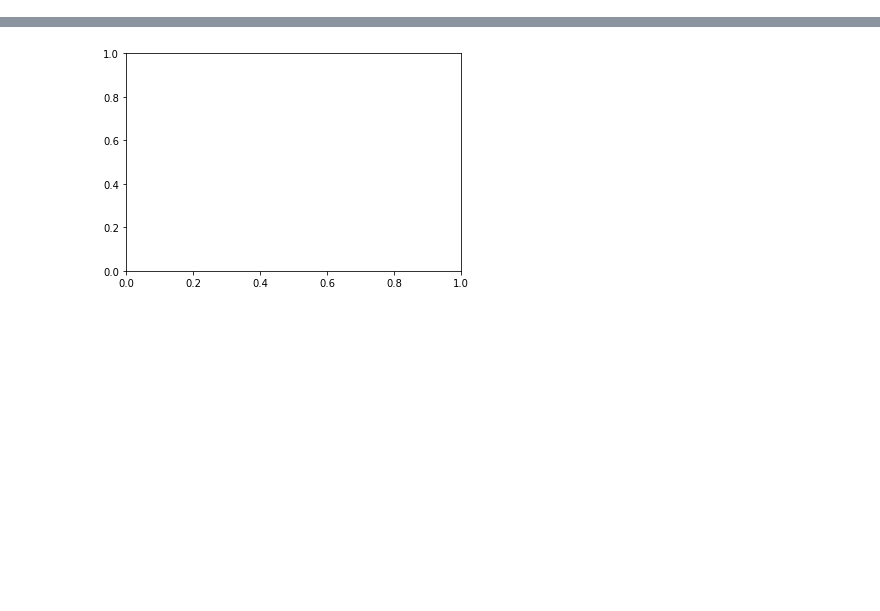
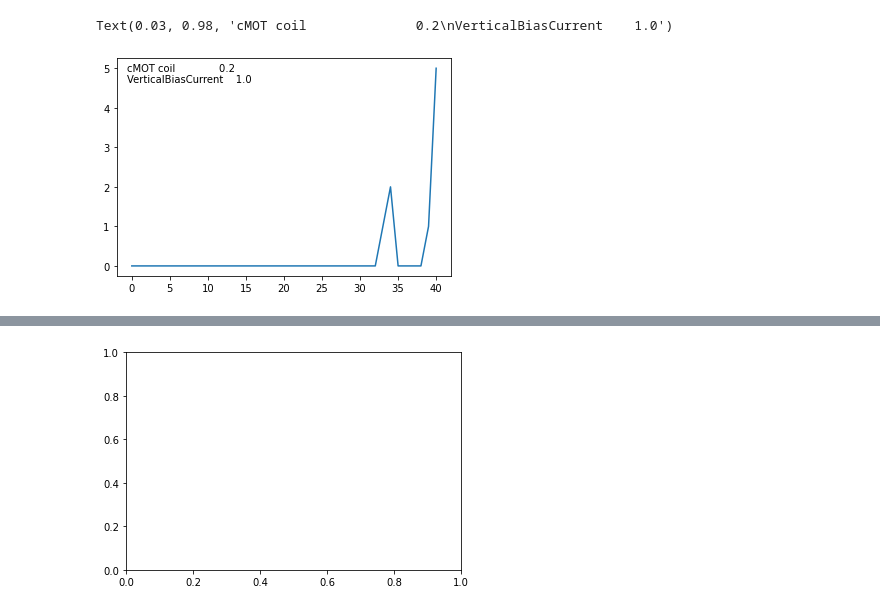
Before and after one commit to insommer/AnalysisCode, a Jupyter notebook: Applications/Coding Test.ipynb, the cells around one changed output, grey strips where cells are left out. Saved outputs shown, nothing was run; the diff lists cells and outputs as text; code cells hidden in the pictures; blank space fills up the shorter version.

```diff
--- a/Applications/Coding Test.ipynb
+++ b/Applications/Coding Test.ipynb
@@ -54,0 +94,14 @@ fig, axs = plt.subplots(1,3)
+# %%
+parameter_list = []
+
+for filename in filenames:
+    parameter_dict = {}
+    parameter_dict['time'] = datetime.datetime.strptime(filename,'Variables_%Y_%m_%d_%H_%M_%S_0.txt')
+#     print(parameter_dict['time'])
+    with open( data_folder + '/Variable Logs/' + filename) as f:
+        next(f)
+        for line in f:
+            key, val = line.strip().split(' = ')
+            parameter_dict[key] = float(val)
+
+    parameter_list.append(parameter_dict)
@@ -54,0 +132,2 @@ fig, axs = plt.subplots(1,3)
+# %%
+parameter_Frame = pd.DataFrame(parameter_list)
@@ -54,0 +176,12 @@ fig, axs = plt.subplots(1,3)
+# %%
+Series = parameter_Frame[parameter_Frame.time < datetime.datetime(2023, 9, 8, 18, 14, 8, 764070)].iloc[-1]
+# %%
+text = Series[['cMOT coil', 'VerticalBiasCurrent']]
+# %%
+fig, ax = plt.subplots(1,1)
+
+ax.plot(parameter_Frame.VerticalBiasCurrent)
+ax.text(0.03,0.98, text.to_string(), ha='left', va='top', transform=ax.transAxes)
+# %% [output]
+Text(0.03, 0.98, 'cMOT coil              0.2\nVerticalBiasCurrent    1.0')
+[figure, added]
```
Also changed, not shown: parts of 48 cells of this notebook, 1 other file.
